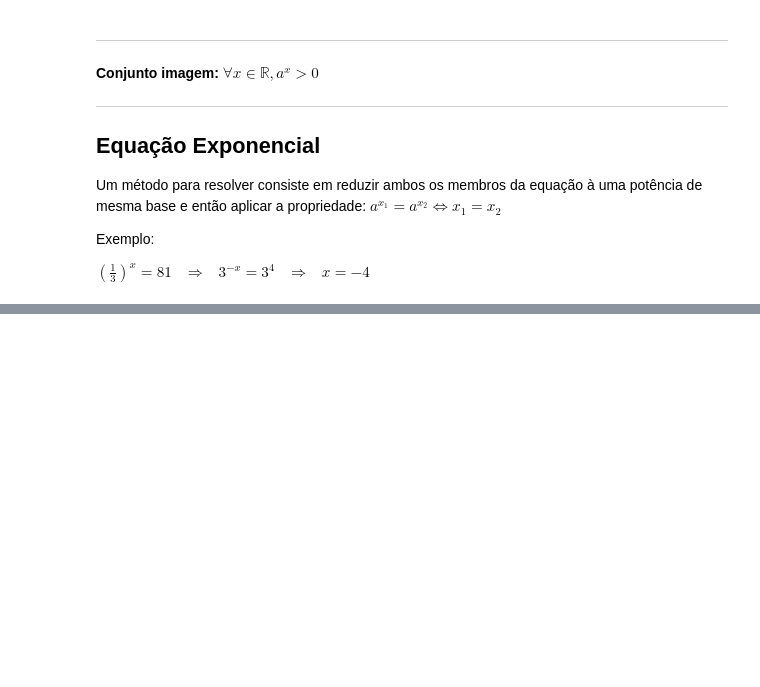
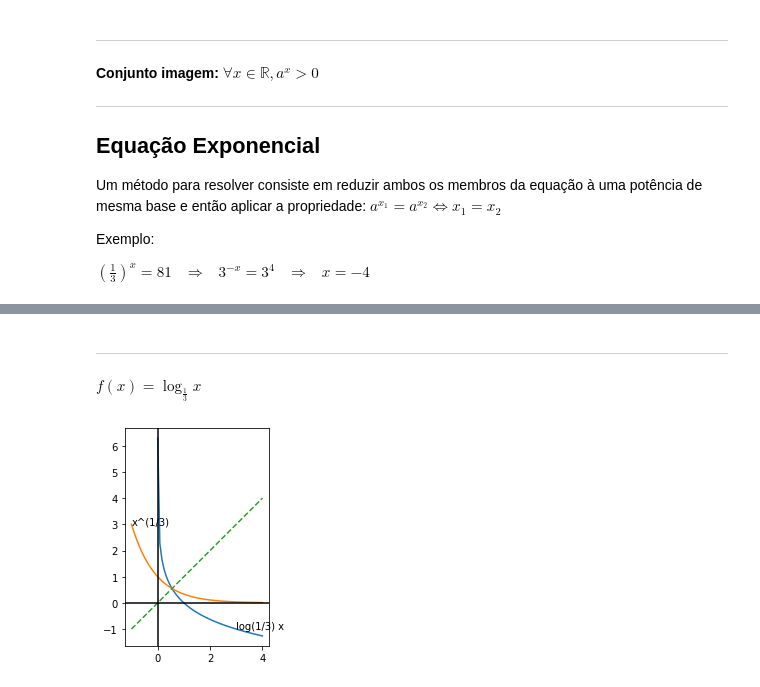
Before and after one commit to alvarob/revisao-vestibular, a Jupyter notebook: Matematica - Ciencia e Aplicacoes vol. 1.ipynb, the cells around one changed output, grey strips where cells are left out. Cells and saved outputs as stored; diff of their text form; code cells hidden in the pictures; blank space fills up the shorter version.

```diff
--- a/Matematica - Ciencia e Aplicacoes vol. 1.ipynb
+++ b/Matematica - Ciencia e Aplicacoes vol. 1.ipynb
@@ -663,0 +747,24 @@ $(\frac{1}{3})^x = 81$ &nbsp; $\Rightarrow$ &nbsp; $3^{-x} = 3^{4}$ &nbsp; $\Rig
+# %% [markdown]
+---
+
+$f(x) = \log_{\frac{1}{3}}{x}$
+# %%
+xs1 = np.linspace(0.001, 4)
+xs2 = np.linspace(-1, 4)
+
+#log 1/3 x = (log10 x) / (log10 1/3)
+ys1 = np.log10(xs1) / np.log10(1/3)
+ys2 = (1/3)**xs2
+ys3 = xs2
+
+plt.plot(xs1, ys1, linestyle='-')
+plt.plot(xs2, ys2, linestyle='-')
+plt.plot(xs2, ys3, linestyle='--')
+plt.axhline(y=0, color='k')
+plt.axvline(x=0, color='k')
+plt.text(3, np.log10(3)/np.log10(1/3), 'log(1/3) x')
+plt.text(-1, (1/3)**(-1), 'x^(1/3)')
+plt.axis('scaled')
+plt.show()
+# %% [output]
+[figure, added]
```
Also changed, not shown: parts of 13 cells of this notebook, 14 other files.
